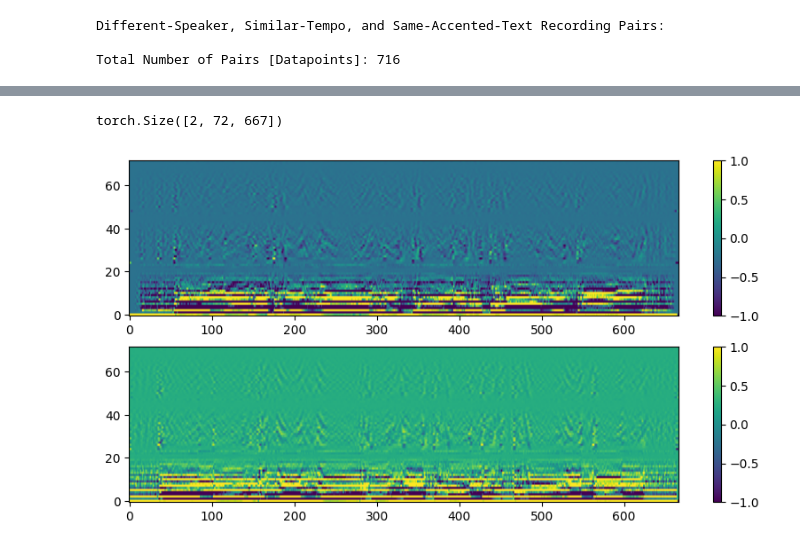
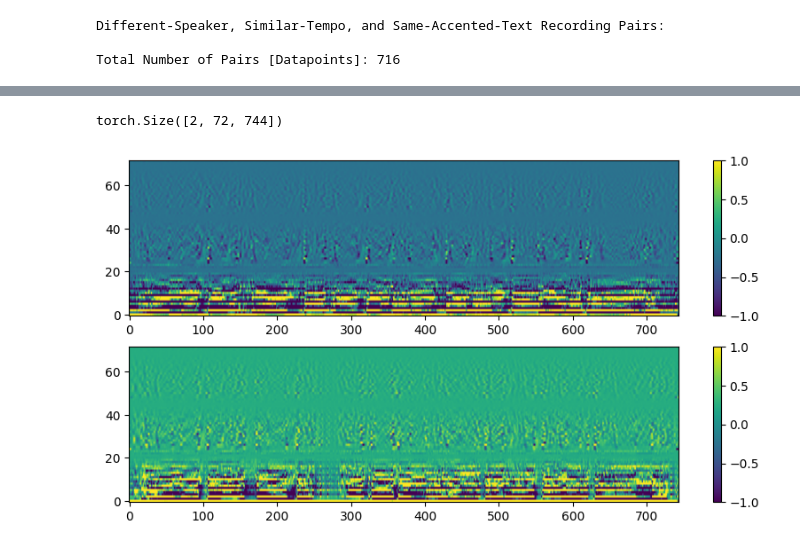
Before and after one commit to m-behery/disentanglement, a Jupyter notebook: notebook.ipynb, the cells around one changed output, grey strips where cells are left out. Saved outputs shown, nothing was run; the diff lists cells and outputs as text; code cells hidden in the pictures.

```diff
--- a/notebook.ipynb
+++ b/notebook.ipynb
@@ -277,7 +277,7 @@ class MFCCTransformer(torchaudio.transforms.MFCC):
         b, a = torch.stack([
             F.pad(b, (0, n_pads[0])),
             F.pad(a, (0, n_pads[1])),
-        ]).reshape(X.shape[0],1,1,-1)
+        ]).reshape(2,1,1,-1)
         return b, a
 
     @staticmethod
@@ -322,22 +322,24 @@ mfcc_transformer = MFCCTransformer(samplerate = SAMPLERATE,
 MFCC_bt = mfcc_transformer(X_t)
 MFCC_bt.shape
 # %% [output]
-torch.Size([2, 72, 667])
+torch.Size([2, 72, 744])
 # %%
 import matplotlib.pyplot as plt
 
 def plot(images, cmap='viridis'):
     n = len(images)
+    if n == 0:
+        return
     fig, axs = plt.subplots(n, 1, figsize=(10,5))
     for idx in range(n):
         cax = axs[idx].imshow(images[idx], aspect='auto', origin='lower', cmap=cmap)
         fig.colorbar(cax, ax=axs[idx])
     plt.show()
 
 images = MFCC_bt.detach().clone().numpy()
 plot(images, 'viridis')
 # %% [output]
-[figure, old version]
+[figure, new version]
 # %%
 import matplotlib.pyplot as plt
 from torch.nn.utils.rnn import pad_sequence
```
Also changed, not shown: parts of 8 cells of this notebook.
